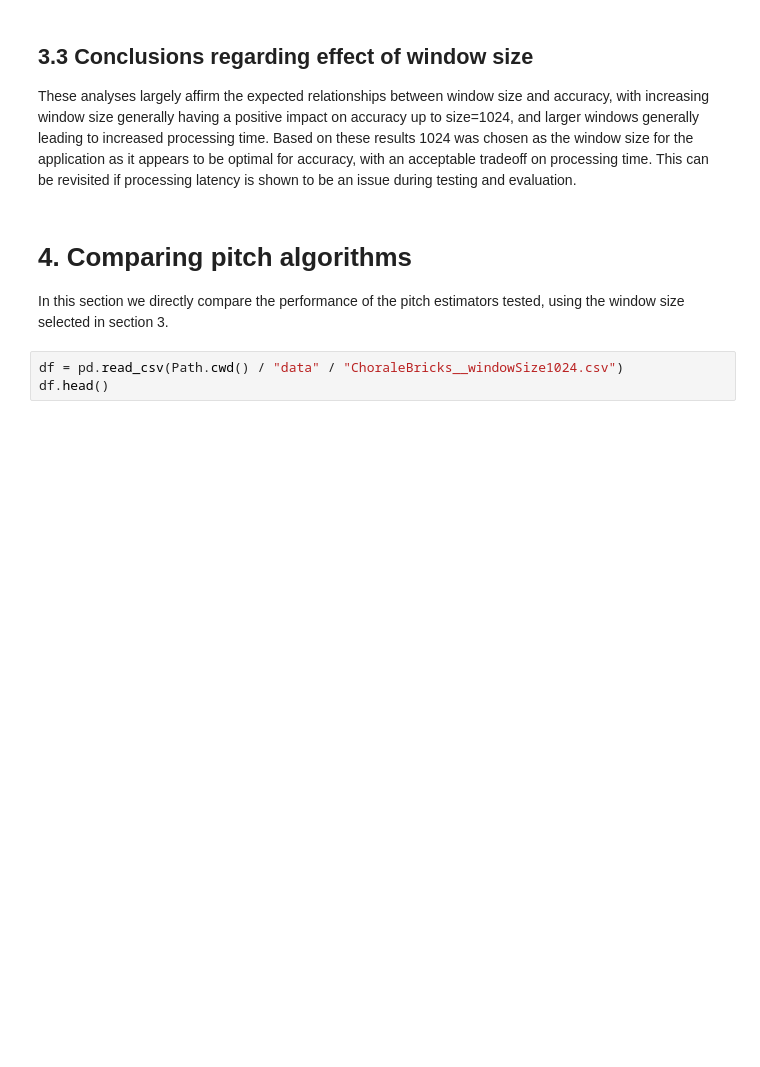
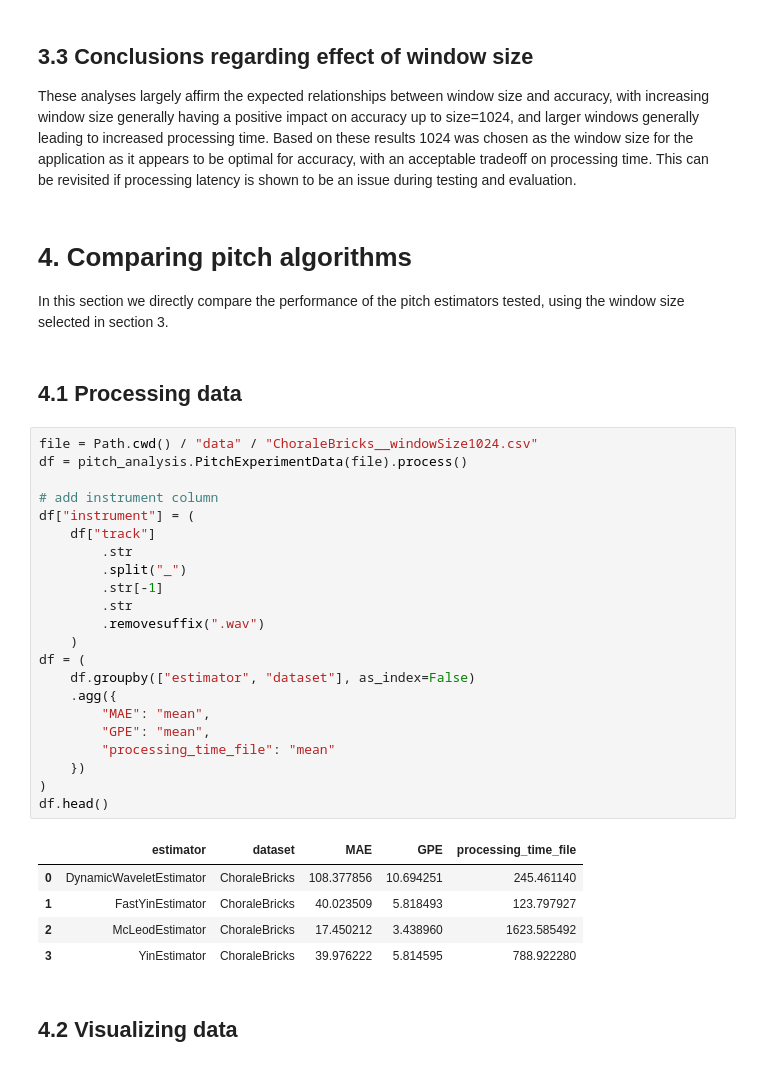
Before and after one commit to sgo4/CSM500-2026-APR_Project, a Jupyter notebook: SawEars_client/algorithm_development/src/main/python/Analysis.ipynb, the cells around one changed output. Drawn from its saved outputs; the diff is of its cells as text; blank space fills up the shorter version.

```diff
--- a/SawEars_client/algorithm_development/src/main/python/Analysis.ipynb
+++ b/SawEars_client/algorithm_development/src/main/python/Analysis.ipynb
@@ -156,6 +169,35 @@ These analyses largely affirm the expected relationships between window size and
 # %% [markdown]
 # 4. Comparing pitch algorithms
 In this section we directly compare the performance of the pitch estimators tested, using the window size selected in section 3.
+# %% [markdown]
+## 4.1 Processing data
 # %%
-df = pd.read_csv(Path.cwd() / "data" / "ChoraleBricks__windowSize1024.csv")
+file = Path.cwd() / "data" / "ChoraleBricks__windowSize1024.csv"
+df = pitch_analysis.PitchExperimentData(file).process()
+
+# add instrument column
+df["instrument"] = (
+    df["track"]
+        .str
+        .split("_")
+        .str[-1]
+        .str
+        .removesuffix(".wav")
+    )
+df = (
+    df.groupby(["estimator", "dataset"], as_index=False)
+    .agg({
+        "MAE": "mean",
+        "GPE": "mean",
+        "processing_time_file": "mean"
+    })
+)
 df.head()
+# %% [output]
+|  | estimator | dataset | MAE | GPE | processing_time_file |
+| 0 | DynamicWaveletEstimator | ChoraleBricks | 108.377856 | 10.694251 | 245.461140 |
+| 1 | FastYinEstimator | ChoraleBricks | 40.023509 | 5.818493 | 123.797927 |
+| 2 | McLeodEstimator | ChoraleBricks | 17.450212 | 3.438960 | 1623.585492 |
+| 3 | YinEstimator | ChoraleBricks | 39.976222 | 5.814595 | 788.922280 |
+# %% [markdown]
+## 4.2 Visualizing data
```
Also changed, not shown: parts of 15 cells of this notebook, 17 other files.
